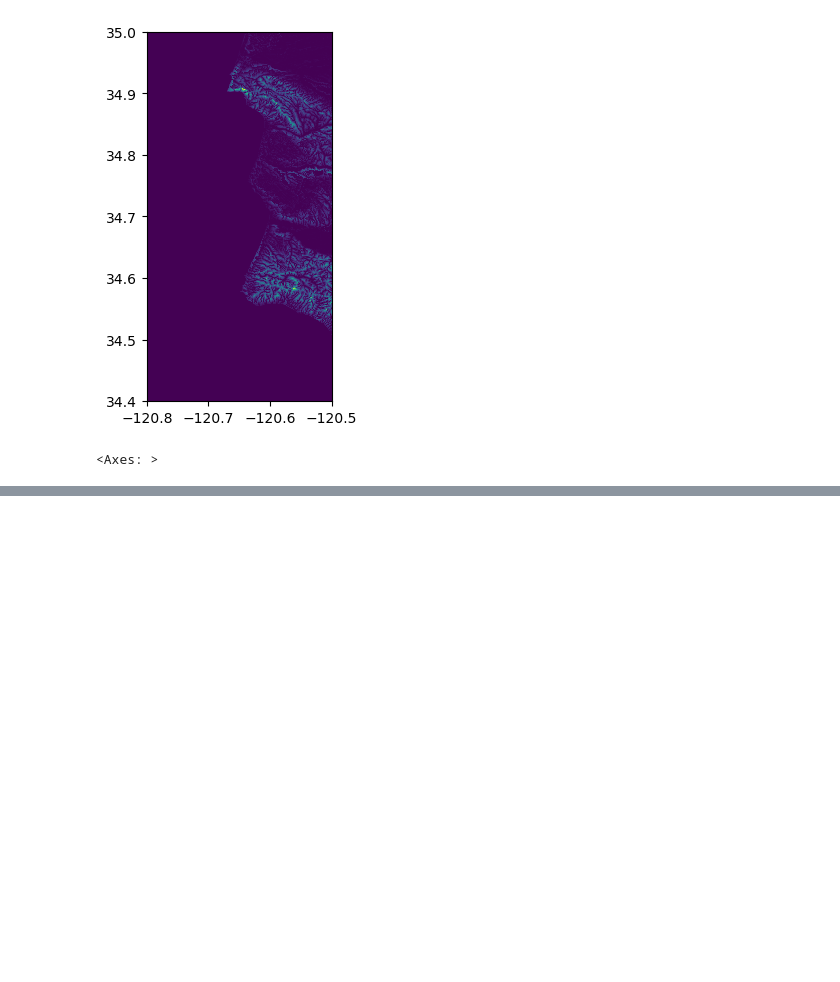
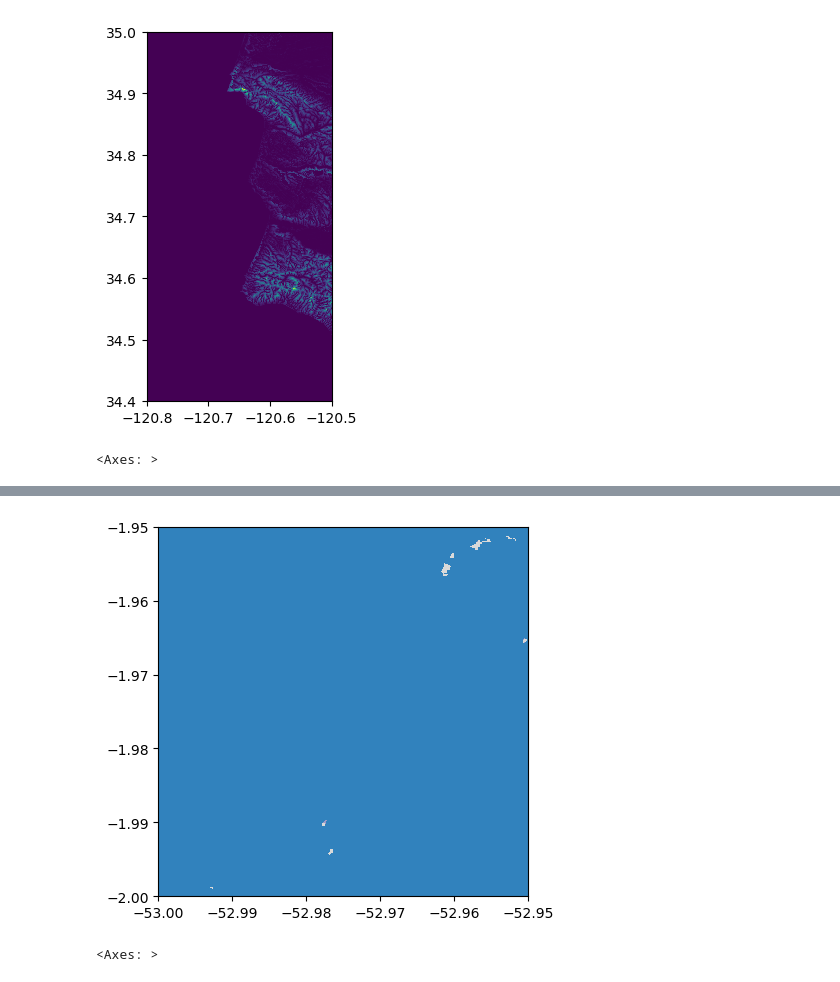
Before and after one commit to OPERA-Cal-Val/tile-mate, a Jupyter notebook: notebooks/Basic_Demo.ipynb, the cells around one changed output, grey strips where cells are left out. Cells and saved outputs as stored; diff of their text form; code cells hidden in the pictures; blank space fills up the shorter version.

Commit message:
radd

```diff
--- a/notebooks/Basic_Demo.ipynb
+++ b/notebooks/Basic_Demo.ipynb
@@ -245,0 +260,9 @@ show(X_hand,
+# %%
+%%time
+
+amzn_bounds = [-53, -2, -52.95, -1.95]
+
+X_radd, p_radd = get_raster_from_tiles(amzn_bounds,
+                                       tile_shortname='radd_deforestation_alerts_2022',
+                                       )
+np.unique(X_radd)
@@ -245,0 +279,8 @@ show(X_hand,
+# %%
+show(X_radd,
+     transform=p_radd['transform'],
+     interpolation='none',
+     cmap='tab20c')
+# %% [output]
+[figure, added]
+<Axes: >
```
Also changed, not shown: parts of 13 cells of this notebook, 6 other files.
